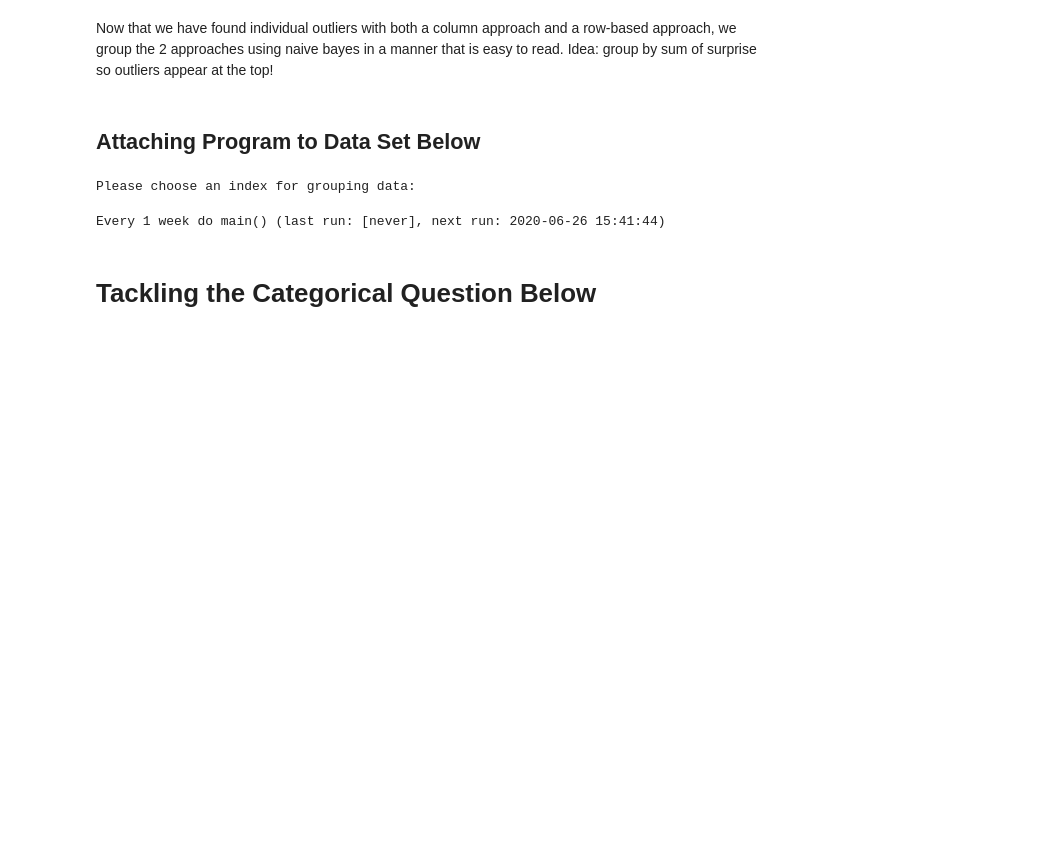
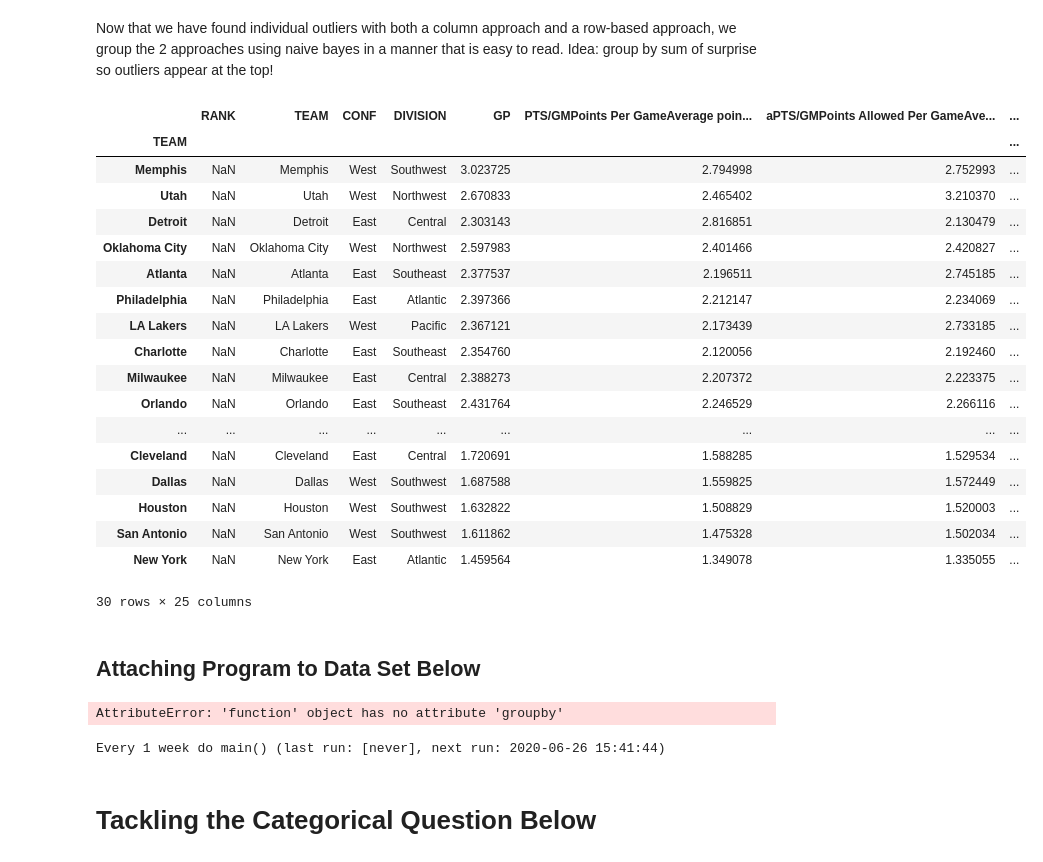
Before and after one commit to gilpasternak35/Likelihood, a Jupyter notebook: likelihood-public.ipynb, the cells around one changed output. Drawn from its saved outputs; the diff is of its cells as text; code cells hidden in the pictures; blank space fills up the shorter version.

```diff
--- a/likelihood-public.ipynb
+++ b/likelihood-public.ipynb
@@ -794,26 +806,48 @@ Now that we have found individual outliers with both a column approach and a row
 # %%
 def pca_kernel_combo(pcaTable,kernelTable):
     pcaSurpriseCol = new_pca.get("Surprise")
     temp = pcaPrep(kernelTable)
     for column in temp.columns:
         kernelTable[column] = (kernelTable[column].multiply(pcaSurpriseCol)).apply(np.sqrt)
     kernelTable = kernelTable.sort_values(by = "mean_surprise", ascending = False)
     return kernelTable
 surpriseTable = pca_kernel_combo(new_pca, surpriseTable)
+surpriseTable
+# %% [output]
+|  | RANK | TEAM | CONF | DIVISION | GP | PTS/GMPoints Per GameAverage poin... | aPTS/GMPoints Allowed Per GameAve... | ... |
+| TEAM |  |  |  |  |  |  |  | ... |
+| Memphis | NaN | Memphis | West | Southwest | 3.023725 | 2.794998 | 2.752993 | ... |
+| Utah | NaN | Utah | West | Northwest | 2.670833 | 2.465402 | 3.210370 | ... |
+| Detroit | NaN | Detroit | East | Central | 2.303143 | 2.816851 | 2.130479 | ... |
+| Oklahoma City | NaN | Oklahoma City | West | Northwest | 2.597983 | 2.401466 | 2.420827 | ... |
+| Atlanta | NaN | Atlanta | East | Southeast | 2.377537 | 2.196511 | 2.745185 | ... |
+| Philadelphia | NaN | Philadelphia | East | Atlantic | 2.397366 | 2.212147 | 2.234069 | ... |
+| LA Lakers | NaN | LA Lakers | West | Pacific | 2.367121 | 2.173439 | 2.733185 | ... |
+| Charlotte | NaN | Charlotte | East | Southeast | 2.354760 | 2.120056 | 2.192460 | ... |
+| Milwaukee | NaN | Milwaukee | East | Central | 2.388273 | 2.207372 | 2.223375 | ... |
+| Orlando | NaN | Orlando | East | Southeast | 2.431764 | 2.246529 | 2.266116 | ... |
+| ... | ... | ... | ... | ... | ... | ... | ... | ... |
+| Cleveland | NaN | Cleveland | East | Central | 1.720691 | 1.588285 | 1.529534 | ... |
+| Dallas | NaN | Dallas | West | Southwest | 1.687588 | 1.559825 | 1.572449 | ... |
+| Houston | NaN | Houston | West | Southwest | 1.632822 | 1.508829 | 1.520003 | ... |
+| San Antonio | NaN | San Antonio | West | Southwest | 1.611862 | 1.475328 | 1.502034 | ... |
+| New York | NaN | New York | East | Atlantic | 1.459564 | 1.349078 | 1.335055 | ... |
+30 rows × 25 columns
 # %% [markdown]
 ## Attaching Program to Data Set Below
 # %%
-def main():
-    table = pd.read_csv("http://seshat.datasd.org/budget/budget_operating_datasd.csv", nrows = 500)
-    kernelVals = surprise_Table(table,"no index")
-    pcaVals = reducedData(table, "no index")
-    pcaVals = pcaRowOutliers(pcaVals)
-    combo = pca_kernel_combo(kernelVals, pcaVals)
-    return (designer(combo))
-
-main()
+table = pd.read_csv("http://seshat.datasd.org/budget/budget_operating_datasd.csv", nrows = 500)
-# %% [output]
-Please choose an index for grouping data:
+# %%
+table = (table.groupby("account_number").mean()).reset_index()
+print(table)
+def main(table):
+    kernelTable = surprise_Table(table, 10)
+    pcaTable = runPCA(table, table.get("account_number"))
+    combo = pca_kernel_combo(pcaTable, kernelTable)
+    return designer(combo)
+main(table)
+# %% [output]
+AttributeError: 'function' object has no attribute 'groupby'
 # %%
 import schedule
 import time
```
Also changed, not shown: parts of 7 cells of this notebook.
